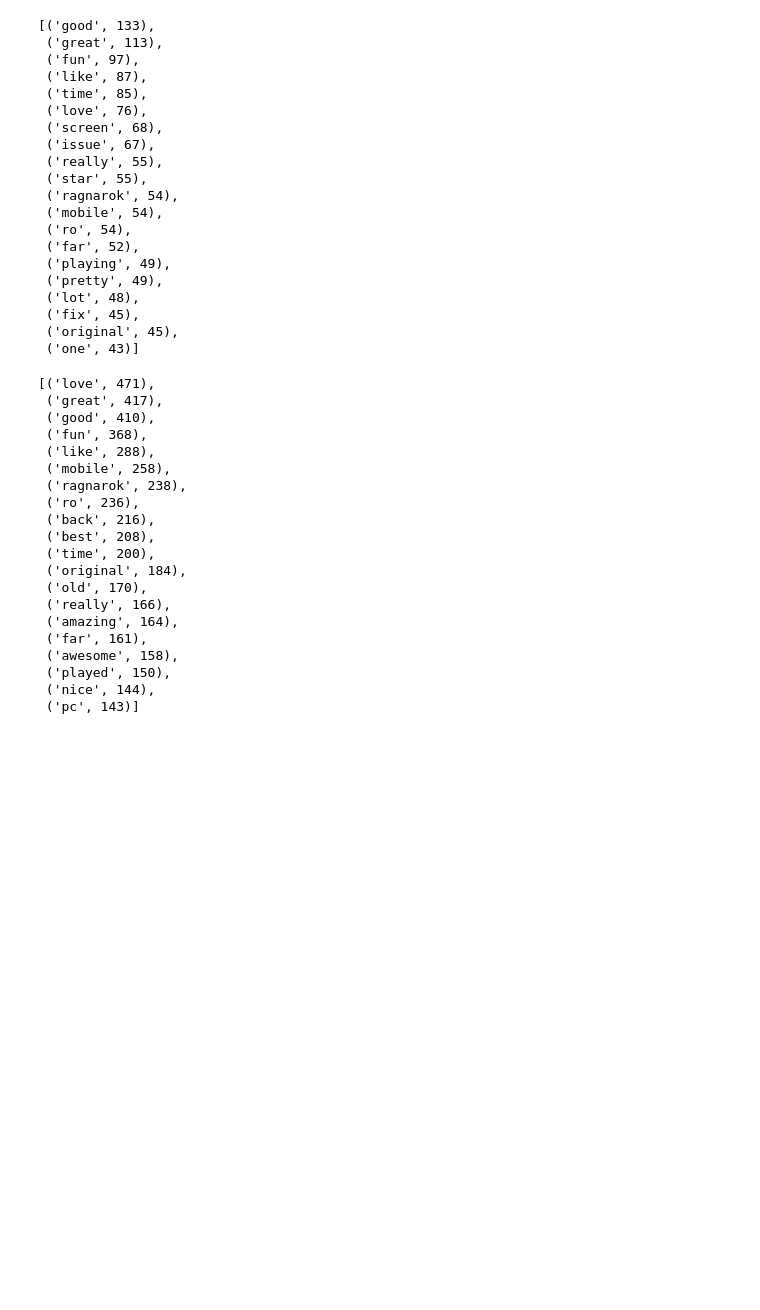
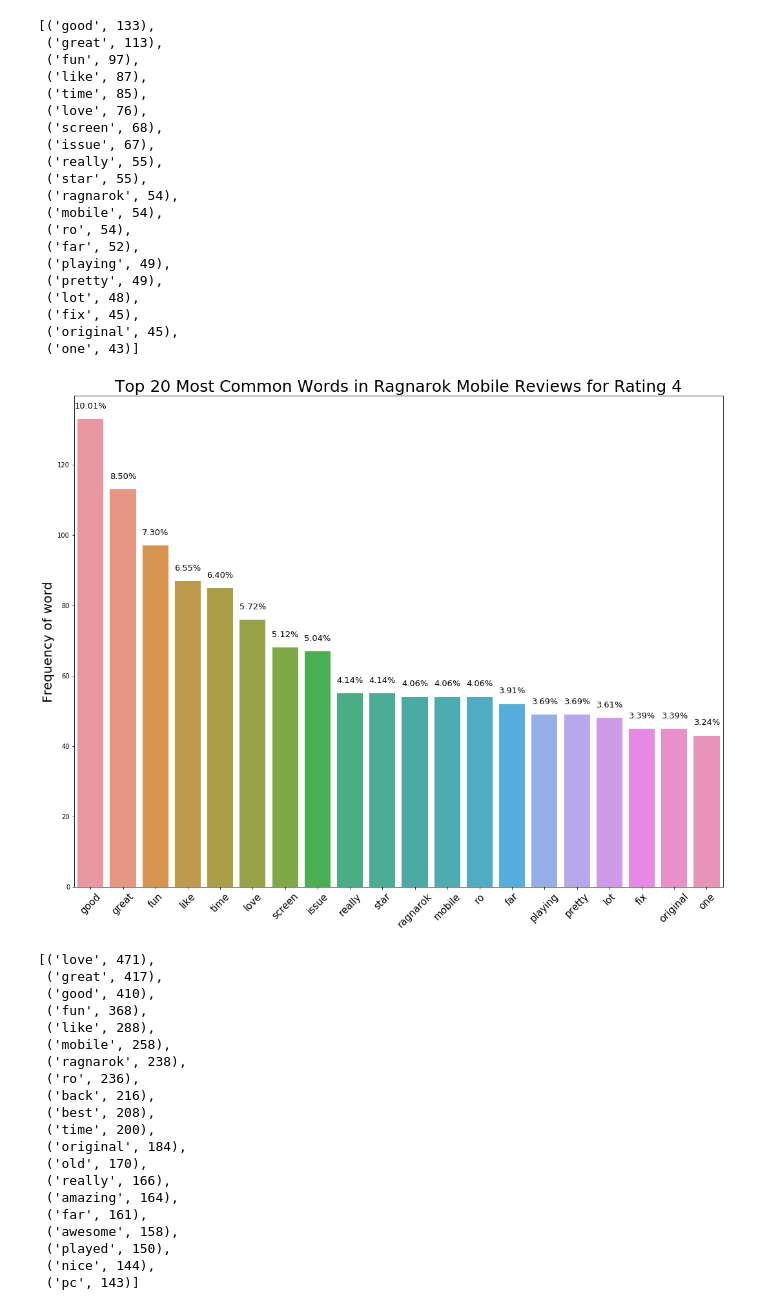
Before and after one commit to Moses-Lin/romreview, a Jupyter notebook: EDA.ipynb, the cells around one changed output. Cells and saved outputs as stored; diff of their text form; code cells hidden in the pictures; blank space fills up the shorter version.

```diff
--- a/EDA.ipynb
+++ b/EDA.ipynb
@@ -516,20 +516,22 @@ review4_freqdist.most_common(20)
 # %%
 mostcommonwords204 = review4_freqdist.most_common(20)
 
-yaxis204 = [val[1] for val in mostcommonwords201]
+yaxis204 = [val[1] for val in mostcommonwords204]
 
-xaxis204 = [val[0] for val in mostcommonwords201]
+xaxis204 = [val[0] for val in mostcommonwords204]
 
 plt.figure(figsize=(18, 14))
-ax = sns.barplot(xaxis201, yaxis201)
-plt.title('Top 20 Most Common Words in Ragnarok Mobile Reviews for Rating 1', fontsize = 25)
+ax = sns.barplot(xaxis204, yaxis204)
+plt.title('Top 20 Most Common Words in Ragnarok Mobile Reviews for Rating 4', fontsize = 25)
 plt.ylabel('Frequency of word', fontsize = 20)
 plt.xticks(rotation=45, fontsize = 15)
 
 for p in ax.patches:
-             ax.annotate("%.2f" % (p.get_height()*100/sum(yaxis201))+'%', (p.get_x() + p.get_width() / 2., p.get_height()),
+             ax.annotate("%.2f" % (p.get_height()*100/sum(yaxis204))+'%', (p.get_x() + p.get_width() / 2., p.get_height()),
                  ha='center', va='center', fontsize=13, color='black', xytext=(0, 20),
                  textcoords='offset points')
+# %% [output]
+[figure, added]
 # %%
 processedreviewrating5[:] = [x for x in processedreviewrating5 if x not in uselesswords]
 # %%
```
Also changed, not shown: parts of 1 cell of this notebook, 3 other files.
